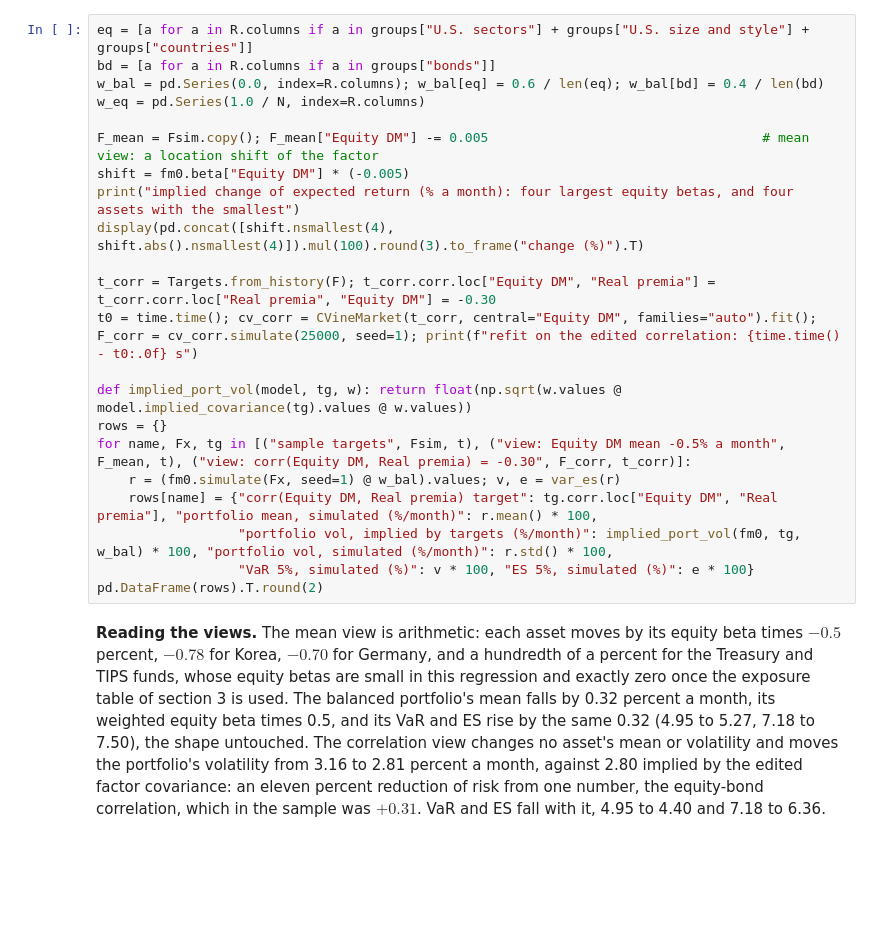
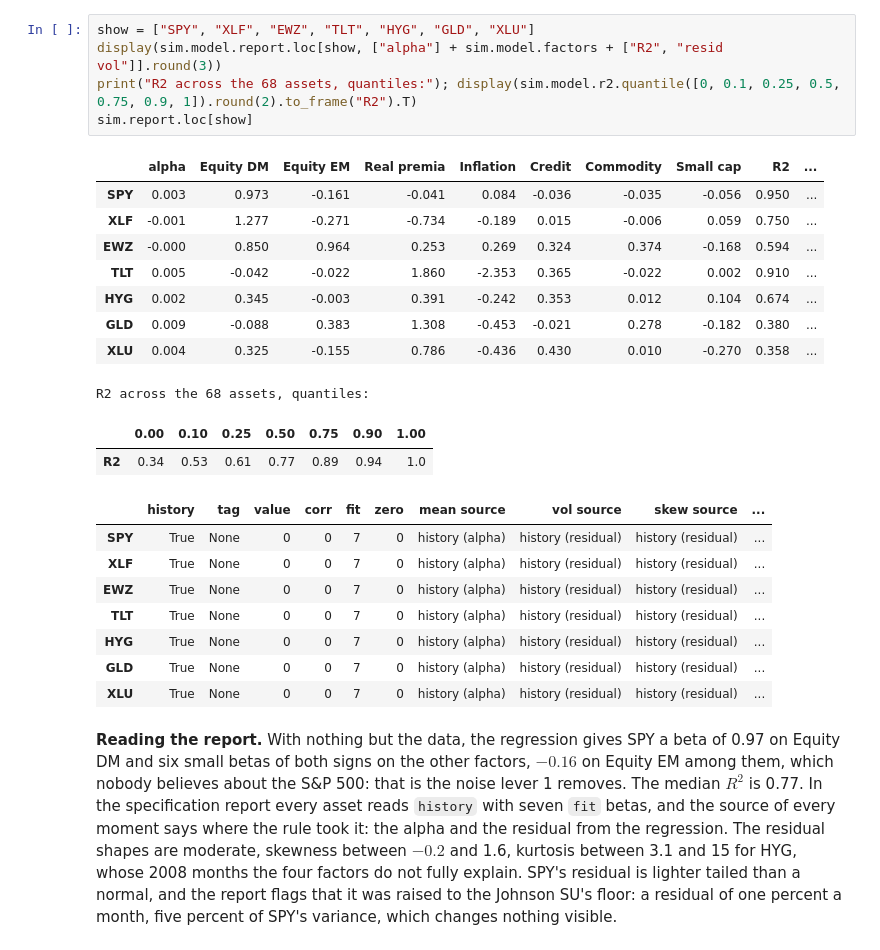
Before and after one commit to mamadouyamar/CVineMarketGen, a Jupyter notebook: examples/03_many_assets_factors.ipynb, the cells around one changed output. Cells and saved outputs as stored; diff of their text form; blank space fills up the shorter version.

```diff
--- a/examples/03_many_assets_factors.ipynb
+++ b/examples/03_many_assets_factors.ipynb
@@ -268,36 +377,39 @@ simulated portfolio returns.
 # %%
-eq = [a for a in R.columns if a in groups["U.S. sectors"] + groups["U.S. size and style"] + groups["countries"]]
-bd = [a for a in R.columns if a in groups["bonds"]]
-w_bal = pd.Series(0.0, index=R.columns); w_bal[eq] = 0.6 / len(eq); w_bal[bd] = 0.4 / len(bd)
-w_eq = pd.Series(1.0 / N, index=R.columns)
-
-F_mean = Fsim.copy(); F_mean["Equity DM"] -= 0.005                                   # mean view: a location shift of the factor
-shift = fm0.beta["Equity DM"] * (-0.005)
-print("implied change of expected return (% a month): four largest equity betas, and four assets with the smallest")
-display(pd.concat([shift.nsmallest(4), shift.abs().nsmallest(4)]).mul(100).round(3).to_frame("change (%)").T)
-
-t_corr = Targets.from_history(F); t_corr.corr.loc["Equity DM", "Real premia"] = t_corr.corr.loc["Real premia", "Equity DM"] = -0.30
-t0 = time.time(); cv_corr = CVineMarket(t_corr, central="Equity DM", families="auto").fit(); F_corr = cv_corr.simulate(25000, seed=1); print(f"refit on the edited correlation: {time.time() - t0:.0f} s")
-
-def implied_port_vol(model, tg, w): return float(np.sqrt(w.values @ model.implied_covariance(tg).values @ w.values))
-rows = {}
-for name, Fx, tg in [("sample targets", Fsim, t), ("view: Equity DM mean -0.5% a month", F_mean, t), ("view: corr(Equity DM, Real premia) = -0.30", F_corr, t_corr)]:
-    r = (fm0.simulate(Fx, seed=1) @ w_bal).values; v, e = var_es(r)
-    rows[name] = {"corr(Equity DM, Real premia) target": tg.corr.loc["Equity DM", "Real premia"], "portfolio mean, simulated (%/month)": r.mean() * 100,
-                  "portfolio vol, implied by targets (%/month)": implied_port_vol(fm0, tg, w_bal) * 100, "portfolio vol, simulated (%/month)": r.std() * 100,
-                  "VaR 5%, simulated (%)": v * 100, "ES 5%, simulated (%)": e * 100}
-pd.DataFrame(rows).T.round(2)
+show = ["SPY", "XLF", "EWZ", "TLT", "HYG", "GLD", "XLU"]
+display(sim.model.report.loc[show, ["alpha"] + sim.model.factors + ["R2", "resid vol"]].round(3))
+print("R2 across the 68 assets, quantiles:"); display(sim.model.r2.quantile([0, 0.1, 0.25, 0.5, 0.75, 0.9, 1]).round(2).to_frame("R2").T)
+sim.report.loc[show]
+# %% [output]
+|  | alpha | Equity DM | Equity EM | Real premia | Inflation | Credit | Commodity | Small cap | R2 | ... |
+| SPY | 0.003 | 0.973 | -0.161 | -0.041 | 0.084 | -0.036 | -0.035 | -0.056 | 0.950 | ... |
+| XLF | -0.001 | 1.277 | -0.271 | -0.734 | -0.189 | 0.015 | -0.006 | 0.059 | 0.750 | ... |
+| EWZ | -0.000 | 0.850 | 0.964 | 0.253 | 0.269 | 0.324 | 0.374 | -0.168 | 0.594 | ... |
+| TLT | 0.005 | -0.042 | -0.022 | 1.860 | -2.353 | 0.365 | -0.022 | 0.002 | 0.910 | ... |
+| HYG | 0.002 | 0.345 | -0.003 | 0.391 | -0.242 | 0.353 | 0.012 | 0.104 | 0.674 | ... |
+| GLD | 0.009 | -0.088 | 0.383 | 1.308 | -0.453 | -0.021 | 0.278 | -0.182 | 0.380 | ... |
+| XLU | 0.004 | 0.325 | -0.155 | 0.786 | -0.436 | 0.430 | 0.010 | -0.270 | 0.358 | ... |
+R2 across the 68 assets, quantiles:
+|  | 0.00 | 0.10 | 0.25 | 0.50 | 0.75 | 0.90 | 1.00 |
+| R2 | 0.34 | 0.53 | 0.61 | 0.77 | 0.89 | 0.94 | 1.0 |
+|  | history | tag | value | corr | fit | zero | mean source | vol source | skew source | ... |
+| SPY | True | None | 0 | 0 | 7 | 0 | history (alpha) | history (residual) | history (residual) | ... |
+| XLF | True | None | 0 | 0 | 7 | 0 | history (alpha) | history (residual) | history (residual) | ... |
+| EWZ | True | None | 0 | 0 | 7 | 0 | history (alpha) | history (residual) | history (residual) | ... |
+| TLT | True | None | 0 | 0 | 7 | 0 | history (alpha) | history (residual) | history (residual) | ... |
+| HYG | True | None | 0 | 0 | 7 | 0 | history (alpha) | history (residual) | history (residual) | ... |
+| GLD | True | None | 0 | 0 | 7 | 0 | history (alpha) | history (residual) | history (residual) | ... |
+| XLU | True | None | 0 | 0 | 7 | 0 | history (alpha) | history (residual) | history (residual) | ... |
 # %% [markdown]
-**Reading the views.** The mean view is arithmetic: each asset moves by its
-equity beta times $-0.5$ percent, $-0.78$ for Korea, $-0.70$ for Germany, and
-a hundredth of a percent for the Treasury and TIPS funds, whose equity betas
-are small in this regression and exactly zero once the exposure table of
-section 3 is used. The balanced portfolio's mean falls by 0.32 percent a
-month, its weighted equity beta times 0.5, and its VaR and ES rise by the
-same 0.32 (4.95 to 5.27, 7.18 to 7.50), the shape untouched. The correlation
-view changes no asset's mean or volatility and moves the portfolio's
-volatility from 3.16 to 2.81 percent a month, against 2.80 implied by the
-edited factor covariance: an eleven percent reduction of risk from one number,
-the equity-bond correlation, which in the sample was $+0.31$. VaR and ES fall
-with it, 4.95 to 4.40 and 7.18 to 6.36.
+**Reading the report.** With nothing but the data, the regression gives SPY a
+beta of 0.97 on Equity DM and six small betas of both signs on the other
+factors, $-0.16$ on Equity EM among them, which nobody believes about the
+S&P 500: that is the noise lever 1 removes. The median $R^2$ is 0.77. In the
+specification report every asset reads `history` with seven `fit` betas, and
+the source of every moment says where the rule took it: the alpha and the
+residual from the regression. The residual shapes are moderate, skewness
+between $-0.2$ and 1.6, kurtosis between 3.1 and 15 for HYG, whose 2008
+months the four factors do not fully explain. SPY's residual is lighter
+tailed than a normal, and the report flags that it was raised to the Johnson
+SU's floor: a residual of one percent a month, five percent of SPY's variance,
+which changes nothing visible.
 # %% [markdown]
```
Also changed, not shown: parts of 104 cells of this notebook, 6 other files.
